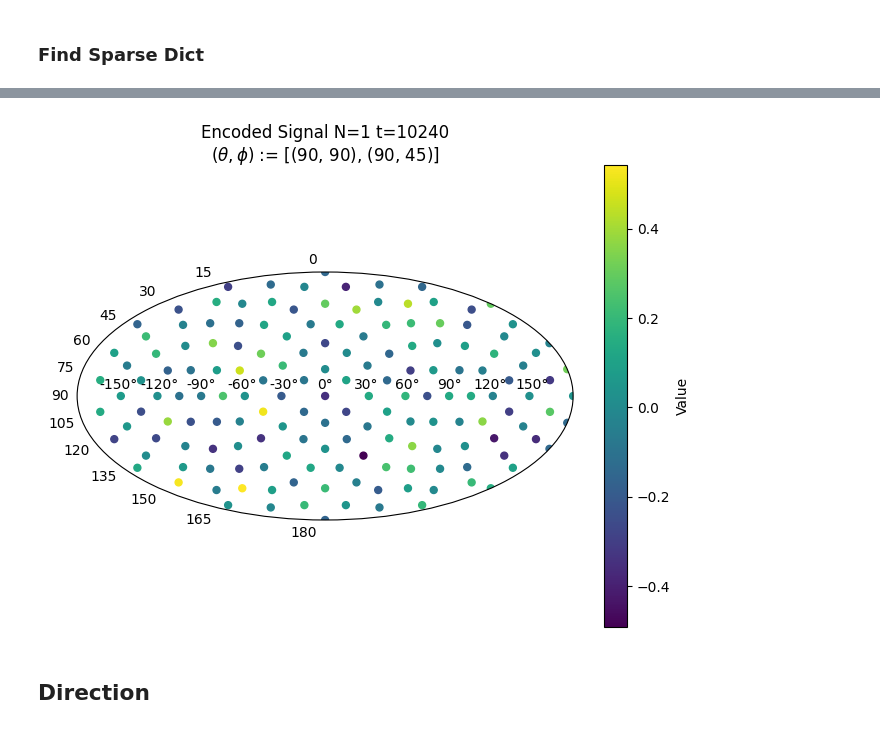
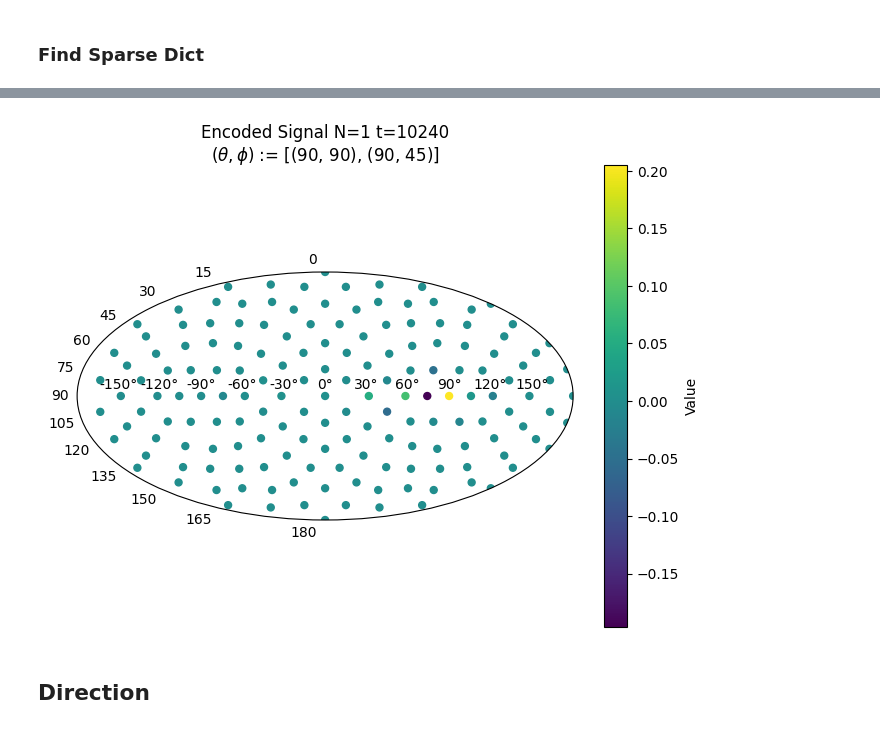
Before and after one commit to Amitmils/AmbisonicUpscaling, a Jupyter notebook: run_script.ipynb, the cells around one changed output, grey strips where cells are left out. Cells and saved outputs as stored; diff of their text form; code cells hidden in the pictures.

Commit message:
trainable optimizer

```diff
--- a/run_script.ipynb
+++ b/run_script.ipynb
@@ -90,7 +90,7 @@ anm_t = sound_field.create(
 down_sample = 1
 sound_field.num_bins = num_bins = 45
 sound_field.anm_t_subbands = divide_to_subbands(
-    sound_field.anm_t, num_bins=num_bins, downsample=down_sample
+    anm_t, num_bins=num_bins, downsample=down_sample
 )
 print(sound_field.anm_t_subbands.shape)
 print(f"{sound_field.anm_t_subbands.is_cuda=}")
@@ -150,5 +150,4 @@ Y_p_tag = utils.create_sh_matrix(
     DEVICE
 )  # upscaling matrix
 opt_v2 = optimizer_v2(Y_p=Y_p, alpha=0.01, num_iters=1e5, device=DEVICE)
-s_dict = opt_v2.forward(sound_field, mask, upscale_order)
-sound_field.est_anm_upscaled = torch.matmul(Y_p_tag, s_dict)
+s_dict_subbands = opt_v2.forward(sound_field.anm_t_windowed, mask, upscale_order)
@@ -159,27 +153,0 @@ torch.Size([16, 30720])
-# %%
-Y_p = utils.create_sh_matrix(input_order, zen=sound_field.P_th, azi=sound_field.P_ph).to(DEVICE)
-Y_p_tag = utils.create_sh_matrix(upscale_order, zen=sound_field.P_th, azi=sound_field.P_ph)  # upscaling matrix
-
-opt_v2 = optimizer_v2(Y_p=Y_p,alpha=0.01,num_iters=1e5,device=DEVICE)
-Bk_matrix = sound_field.windowed_anm_t.permute(
-            0, 1, 3, 2
-        )  # turn to (window,band,SH_coeff,time)
-if mask is not None:
-    mask_matrix = mask[None, None, ...]
-else:
-    mask_matrix = None
-
-opt_v2.pre_processing(Bk_matrix,mask_matrix)
-opt_Omega_K = opt_v2.forward()
-sound_field.sparse_dict_subbands, Dk_cpu = opt_v2.post_processing(Bk_matrix,opt_Omega_K,D_prior=None)
-
-
-
-
-
-sound_field.s_windowed = torch.sum(sound_field.sparse_dict_subbands, axis=1)
-sound_field.s_dict = sound_field.s_windowed.permute(1, 0, 2).reshape(
-    sound_field.num_grid_points, sound_field.window_length * sound_field.num_windows
-)
-if False:
-    sound_field.save_sound_field('data/output')
@@ -198,0 +154,6 @@ Text(0, 0.5, 'Loss [Db]')
+# %%
+s_dict_windowed = torch.sum(s_dict_subbands, axis=1)
+s_dict = s_dict_windowed.permute(1, 0, 2).reshape(
+    sound_field.num_grid_points, sound_field.window_length * sound_field.num_windows)
+sound_field.est_anm_upscaled = torch.matmul(Y_p_tag, s_dict)
+sound_field.est_anm_upscaled.shape
@@ -236,7 +176,7 @@ plt.legend()
 # %%
-sound_field.plot_sparse_dict(10*1024)
+sound_field.plot_sparse_dict(sound_field.s_dict,10*1024)
 # %% [output]
-[figure, old version]
+[figure, new version]
 # %%
 sound_field = torch.load("data/output\sound_field_1_order_30_win_45_bin_2702_points_NOmask_24Y_11M_21F_21H_12m.pt")
 # %% [markdown]
```
Also changed, not shown: parts of 15 cells of this notebook, 4 other files.
